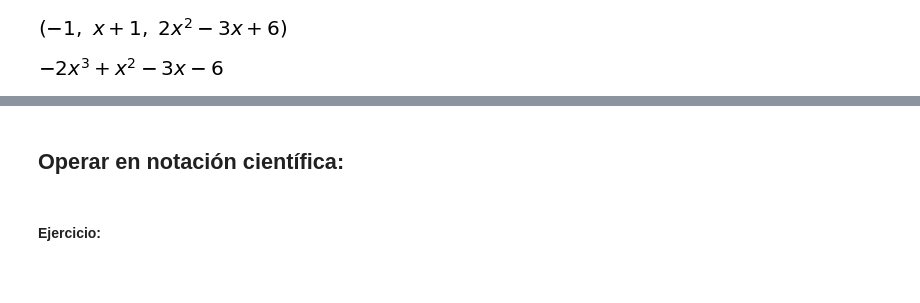
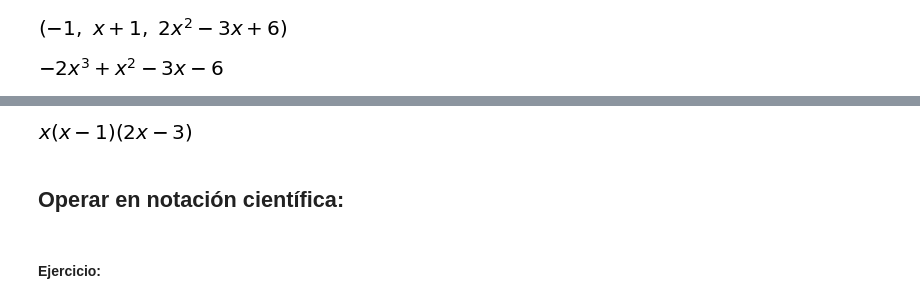
Before and after one commit to crdguez/mat4ac, a Jupyter notebook: notebooks/13-algebra.ipynb, the cells around one changed output, grey strips where cells are left out. Drawn from its saved outputs; the diff is of its cells as text; code cells hidden in the pictures; blank space fills up the shorter version.

```diff
--- a/notebooks/13-algebra.ipynb
+++ b/notebooks/13-algebra.ipynb
@@ -172,3 +118,13 @@ solucion_latex: $\frac{a^{30} b^{17}}{243 c^{5}}$
+# %%
+e=r'\frac{2x^3-5x^2+3x}{2x^2+x-6}'
+f=cancel((parse_latex(e)).args[0])*cancel((parse_latex(e)).args[1])
+factor(f.args[0]),factor(f.args[1])
+[factor(i) for i in f.as_numer_denom()]
+factor(f.as_numer_denom()[0]),(factor(f.as_numer_denom()[1]))
+
+factor(parse_latex(e).as_numer_denom()[0])
+# %% [output]
+[figure, added]
 # %%
 # Operar en notación científica
 
```
Also changed, not shown: parts of 4 cells of this notebook, 2 other files.
